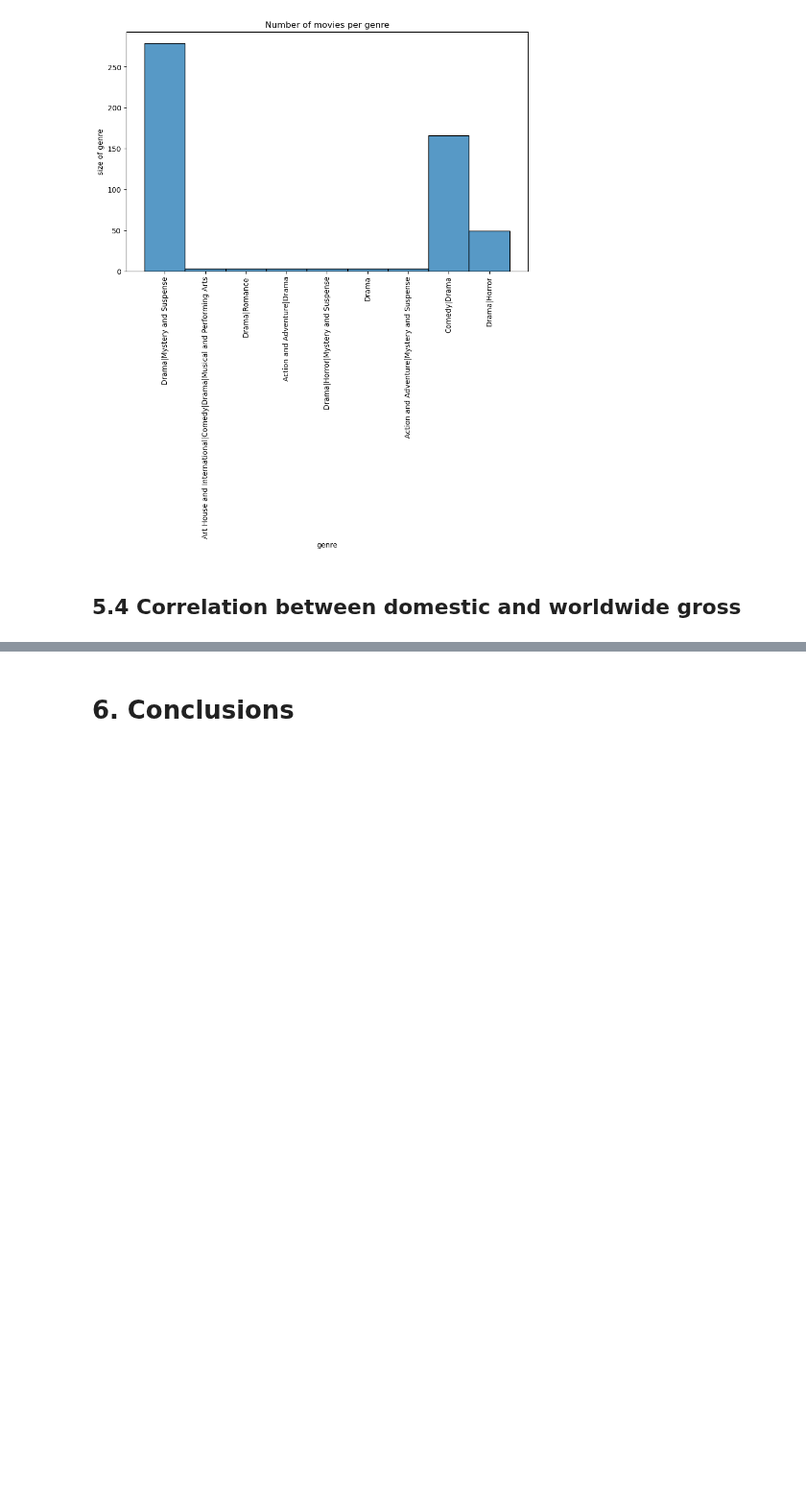
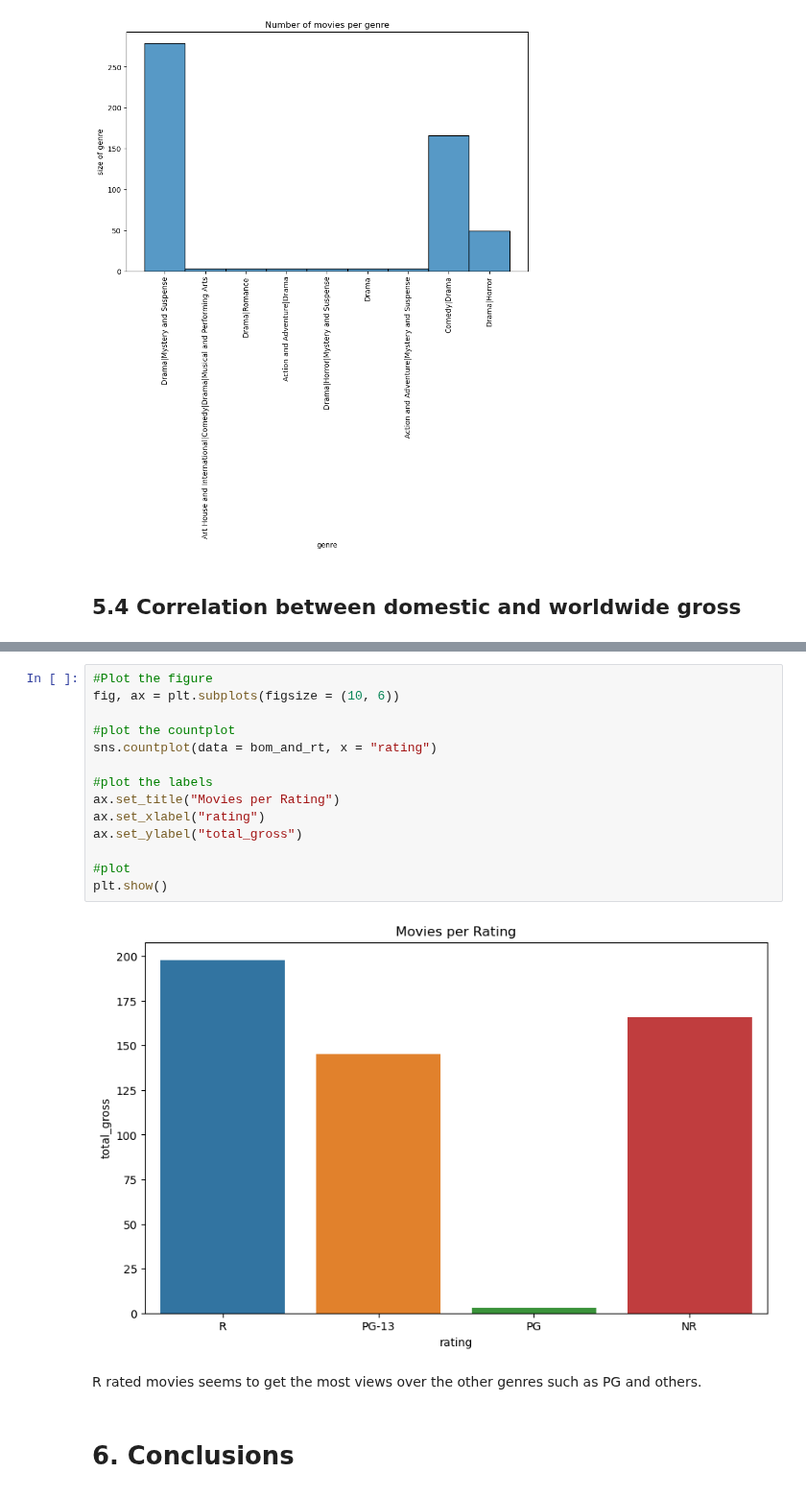
Before and after one commit to MuchiriKinyua/Microsoft-Movie-Project, a Jupyter notebook: Microsoft Movie project.ipynb, the cells around one changed output, grey strips where cells are left out. Shown at 96% size. Saved outputs shown, nothing was run; the diff lists cells and outputs as text; blank space fills up the shorter version.

Commit message:
Distribution of  Rating

```diff
--- a/Microsoft Movie project.ipynb
+++ b/Microsoft Movie project.ipynb
@@ -971,3 +962,21 @@ So, directors and studios are directly proporional
+# %%
+#Plot the figure
+fig, ax = plt.subplots(figsize = (10, 6))
+
+#plot the countplot
+sns.countplot(data = bom_and_rt, x = "rating")
+
+#plot the labels
+ax.set_title("Movies per Rating")
+ax.set_xlabel("rating")
+ax.set_ylabel("total_gross")
+
+#plot
+plt.show()
+# %% [output]
+[figure, added]
+# %% [markdown]
+R rated movies seems to get the most views over the other genres such as PG and others.
 # %% [markdown]
 # 6. Conclusions
 # %% [markdown]
```
Also changed, not shown: parts of 27 cells of this notebook, 1 other file.
